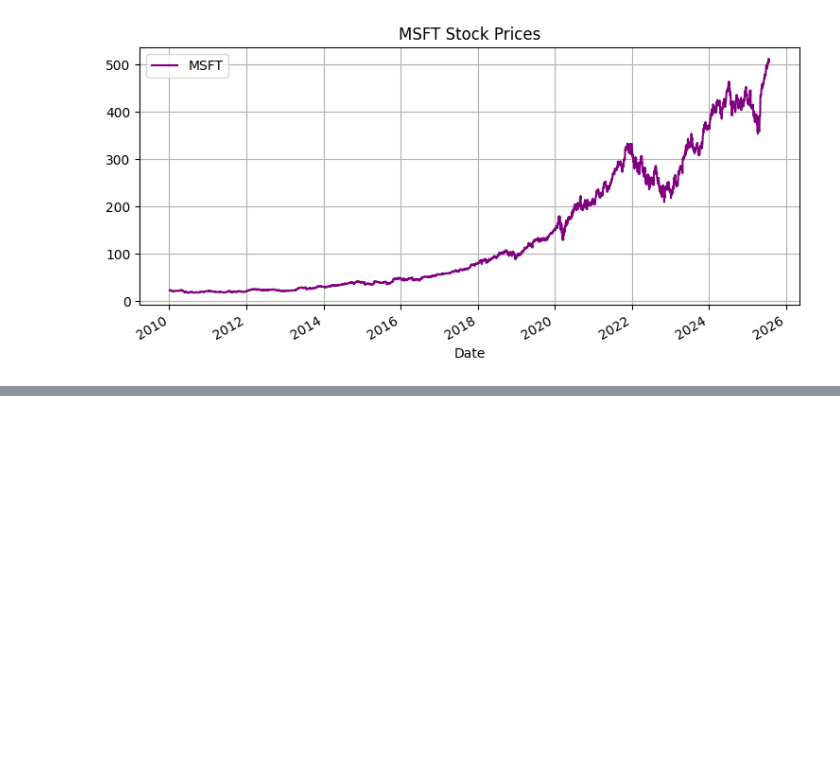
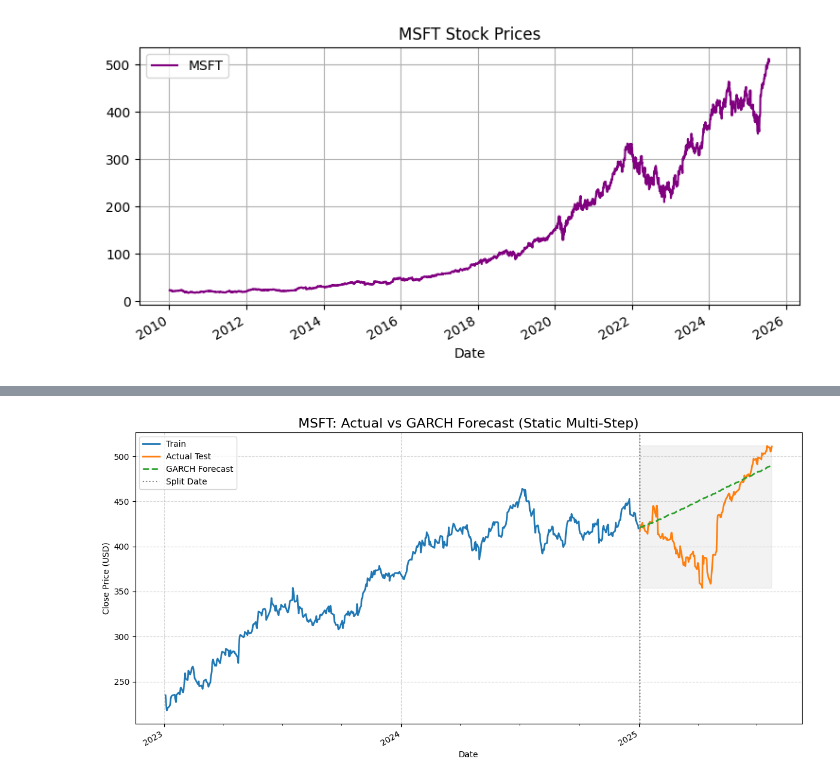
Before and after one commit to Larraguibel/Financial-Analysis, a Jupyter notebook: analysis/MSFT stock forecasting/garch.ipynb, the cells around one changed output, grey strips where cells are left out. Saved outputs shown, nothing was run; the diff lists cells and outputs as text; code cells hidden in the pictures; blank space fills up the shorter version.

```diff
--- a/analysis/MSFT stock forecasting/garch.ipynb
+++ b/analysis/MSFT stock forecasting/garch.ipynb
@@ -21,0 +61,5 @@ plt.legend()
+# %%
+am  = arch_model(train_ret, mean="ARX", lags=2, vol="Garch", p=1, q=1, dist="normal")
+res = am.fit(disp="off")
+
+print(res.summary())
@@ -21,0 +84,40 @@ plt.legend()
+# %%
+# —————— 5. Forecast estático multi‑step ——————
+h  = len(test)
+fc = res.forecast(horizon=h, reindex=False)
+
+# fc.mean es un DataFrame de tamaño (t_obs)×h
+# La última fila (iloc[-1]) contiene los retornos pronosticados one‑step:
+ret_pred = fc.mean.iloc[-1].values / 100  # vector de longitud h, en fracción
+
+# —————— 6. Reconstruye la serie de precios ——————
+last_price = train.iloc[-1]
+price_pred = (1 + pd.Series(ret_pred)).cumprod() * last_price
+price_pred.index = test.index
+price_pred.name = "GARCH Forecast"
+# %%
+import matplotlib.dates as mdates
+
+# —————— 7. Gráfico ——————
+fig, ax = plt.subplots(figsize=(12,6))
+ax.plot(train.loc["2023-01-01":], label="Train",        linewidth=2)
+ax.plot(test,                label="Actual Test", linewidth=2)
+ax.plot(price_pred,          label="GARCH Forecast", linestyle="--", linewidth=2)
+
+ax.axvline(split_date, color="gray", linestyle=":", label="Split Date")
+ax.fill_between(test.index, test.min(), test.max(), color="gray", alpha=0.1)
+
+ax.set_title("MSFT: Actual vs GARCH Forecast (Static Multi-Step)", fontsize=16)
+ax.set_xlabel("Date")
+ax.set_ylabel("Close Price (USD)")
+ax.legend(loc="upper left")
+ax.grid(True, linestyle="--", alpha=0.5)
+
+ax.xaxis.set_major_locator(mdates.YearLocator())
+ax.xaxis.set_minor_locator(mdates.MonthLocator(interval=3))
+ax.xaxis.set_major_formatter(mdates.DateFormatter("%Y"))
+plt.setp(ax.get_xticklabels(), rotation=30, ha="right")
+
+plt.tight_layout()
+# %% [output]
+[figure, added]
```
Also changed, not shown: parts of 6 cells of this notebook, 4 other files.
